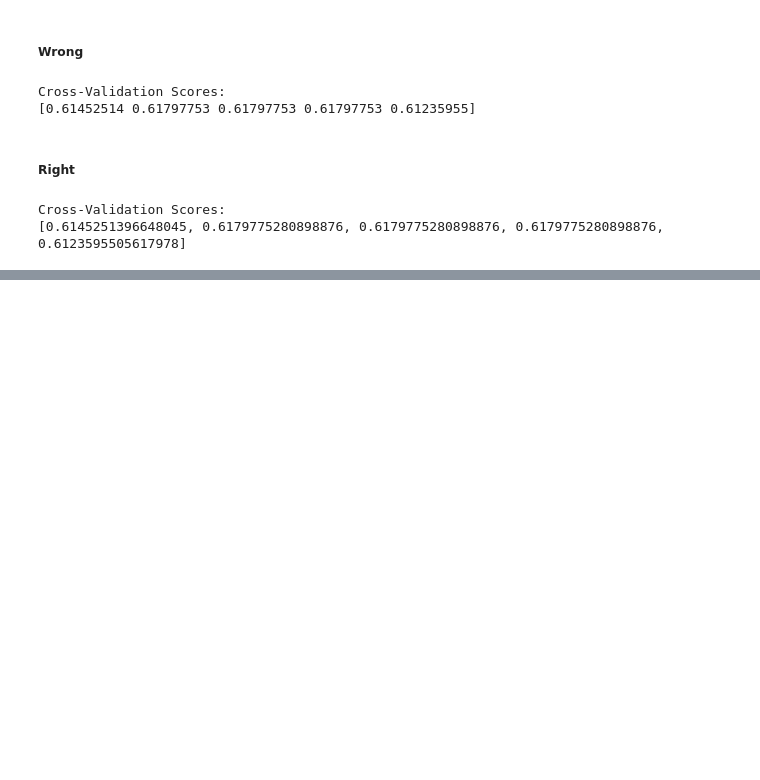
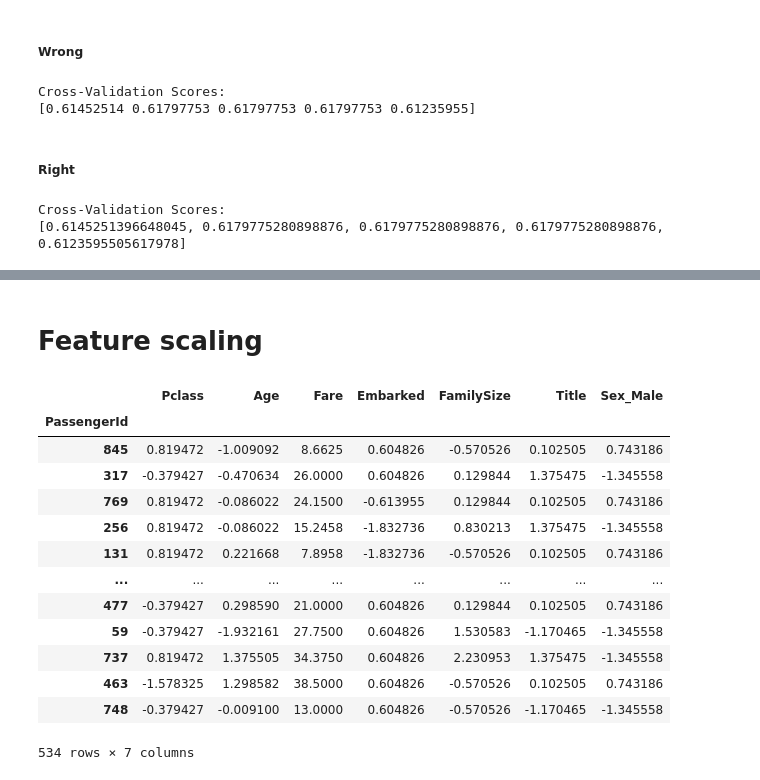
Before and after one commit to shamaseen/machine-learning-with-qafzah, a Jupyter notebook: notebooks/Part 3: End-to-End Machine Learning Project Workflow.ipynb, the cells around one changed output, grey strips where cells are left out. Saved outputs shown, nothing was run; the diff lists cells and outputs as text; code cells hidden in the pictures; blank space fills up the shorter version.

```diff
--- a/notebooks/Part 3: End-to-End Machine Learning Project Workflow.ipynb
+++ b/notebooks/Part 3: End-to-End Machine Learning Project Workflow.ipynb
@@ -472,0 +694,34 @@ Cross-Validation Scores:
+# %% [markdown]
+# Feature scaling
+# %%
+from sklearn.preprocessing import StandardScaler, MinMaxScaler
+
+# Apply Standard Scaling to all features except the target
+scaler = StandardScaler()
+
+# Identify all features to scale (excluding the target variable)
+features_to_scale = ['Pclass', 'Age', 'Embarked', 'FamilySize', 'Title', 'Sex_Male']
+
+# Fit the scaler on the training set and transform
+X_train[features_to_scale] = scaler.fit_transform(X_train[features_to_scale])
+
+# Transform the validation and test sets
+X_val[features_to_scale] = scaler.transform(X_val[features_to_scale])
+X_test[features_to_scale] = scaler.transform(X_test[features_to_scale])
+# %%
+X_train
+# %% [output]
+|  | Pclass | Age | Fare | Embarked | FamilySize | Title | Sex_Male |
+| PassengerId |  |  |  |  |  |  |  |
+| 845 | 0.819472 | -1.009092 | 8.6625 | 0.604826 | -0.570526 | 0.102505 | 0.743186 |
+| 317 | -0.379427 | -0.470634 | 26.0000 | 0.604826 | 0.129844 | 1.375475 | -1.345558 |
+| 769 | 0.819472 | -0.086022 | 24.1500 | -0.613955 | 0.129844 | 0.102505 | 0.743186 |
+| 256 | 0.819472 | -0.086022 | 15.2458 | -1.832736 | 0.830213 | 1.375475 | -1.345558 |
+| 131 | 0.819472 | 0.221668 | 7.8958 | -1.832736 | -0.570526 | 0.102505 | 0.743186 |
+| ... | ... | ... | ... | ... | ... | ... | ... |
+| 477 | -0.379427 | 0.298590 | 21.0000 | 0.604826 | 0.129844 | 0.102505 | 0.743186 |
+| 59 | -0.379427 | -1.932161 | 27.7500 | 0.604826 | 1.530583 | -1.170465 | -1.345558 |
+| 737 | 0.819472 | 1.375505 | 34.3750 | 0.604826 | 2.230953 | 1.375475 | -1.345558 |
+| 463 | -1.578325 | 1.298582 | 38.5000 | 0.604826 | -0.570526 | 0.102505 | 0.743186 |
+| 748 | -0.379427 | -0.009100 | 13.0000 | 0.604826 | -0.570526 | -1.170465 | -1.345558 |
+534 rows × 7 columns
```
Also changed, not shown: parts of 25 cells of this notebook, 1 other file.
